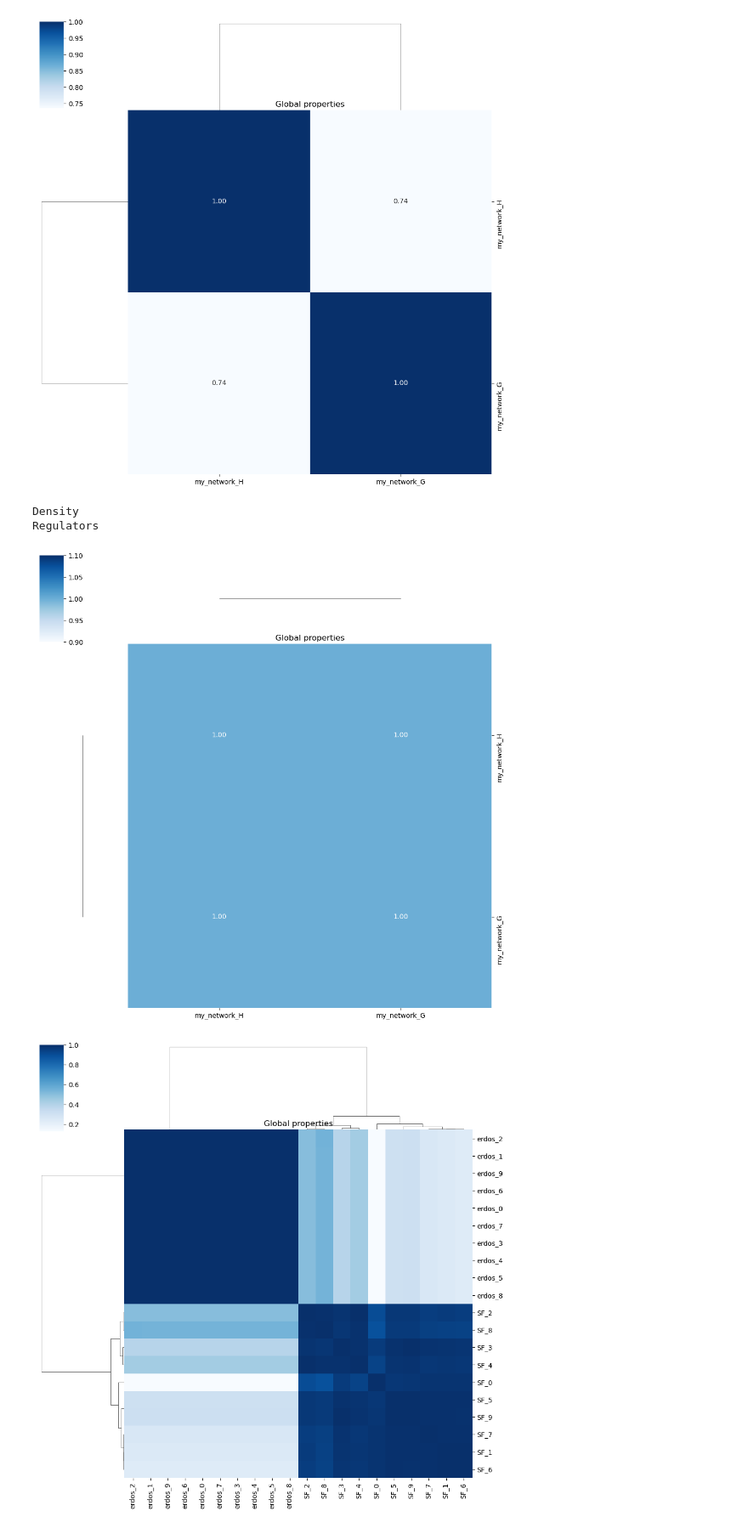
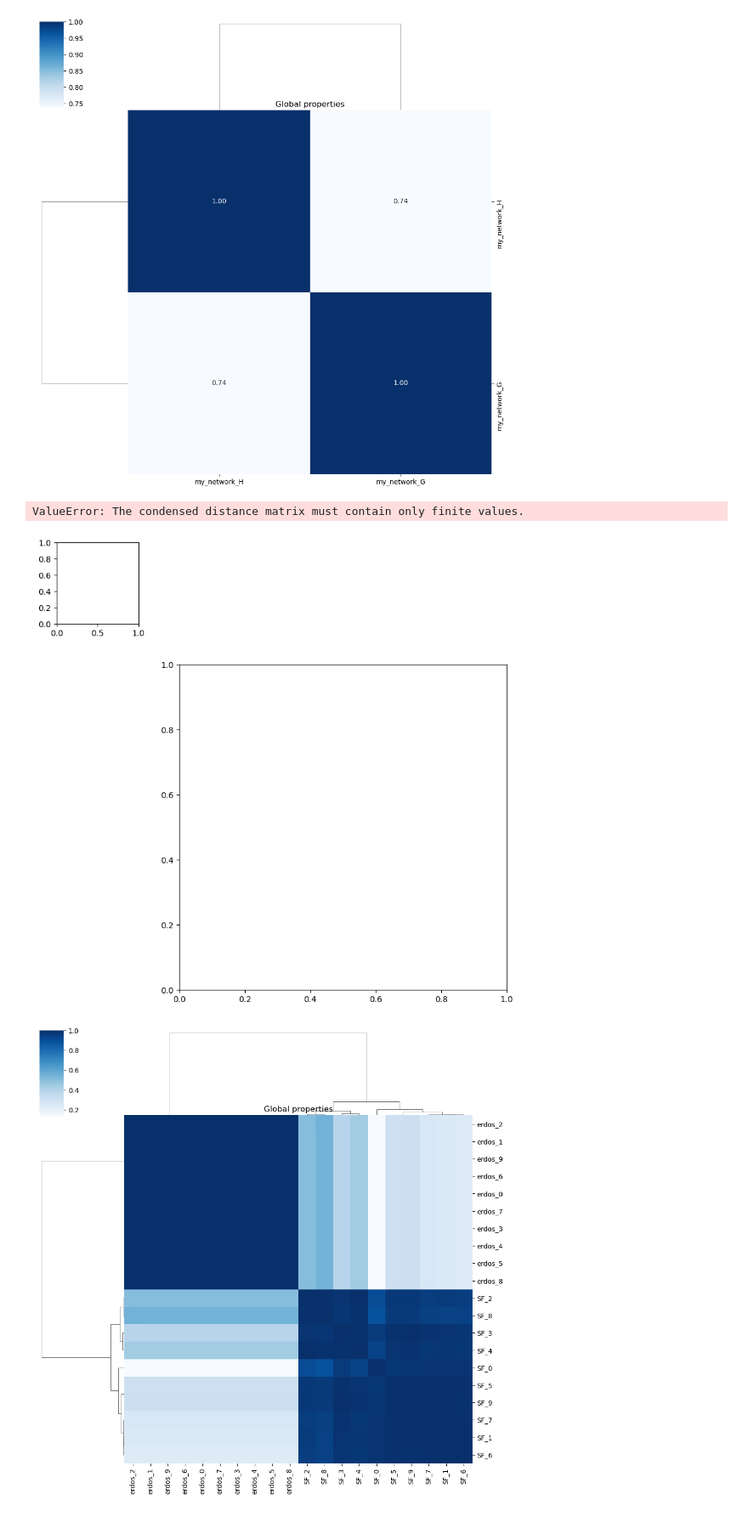
Before and after one commit to freyrelab/netective, a Jupyter notebook: docs/module_tutorial.ipynb, the cells around one changed output. Shown at 85% size. Drawn from its saved outputs; the diff is of its cells as text; code cells hidden in the pictures.

```diff
--- a/docs/module_tutorial.ipynb
+++ b/docs/module_tutorial.ipynb
@@ -202,12 +202,13 @@ compare_structure(networks, workers=2, association_metric=spearmanr);
 # %%
 # just like characterize_network, compare_structure function allows you to provide the list of chosen properties for analysis using the parameter selected_props
 
-my_properties = ['EntropyPKout', 'ClusteringCoefficient', 'OutDegree', 'Density', 'Regulators']
+# my_properties = ['EntropyPKout', 'ClusteringCoefficient', 'OutDegree', 'Density', 'Regulators']
+my_properties = ['Complex Feed-Forward Circuits', 'Feed-Forward Circuits', '3-Feedback Loops']
+# ERROR
 compare_structure(networks, workers=2, association_metric=spearmanr, selected_props= my_properties);
 # %% [output]
-Density
-Regulators
+ValueError: The condensed distance matrix must contain only finite values.
-[figure, old version]
+[figure, new version]
 # %%
 # Lets create a dict with 10 random networks to see the power of compare_structure
 
```
Also changed, not shown: parts of 1 cell of this notebook, 1 other file.
